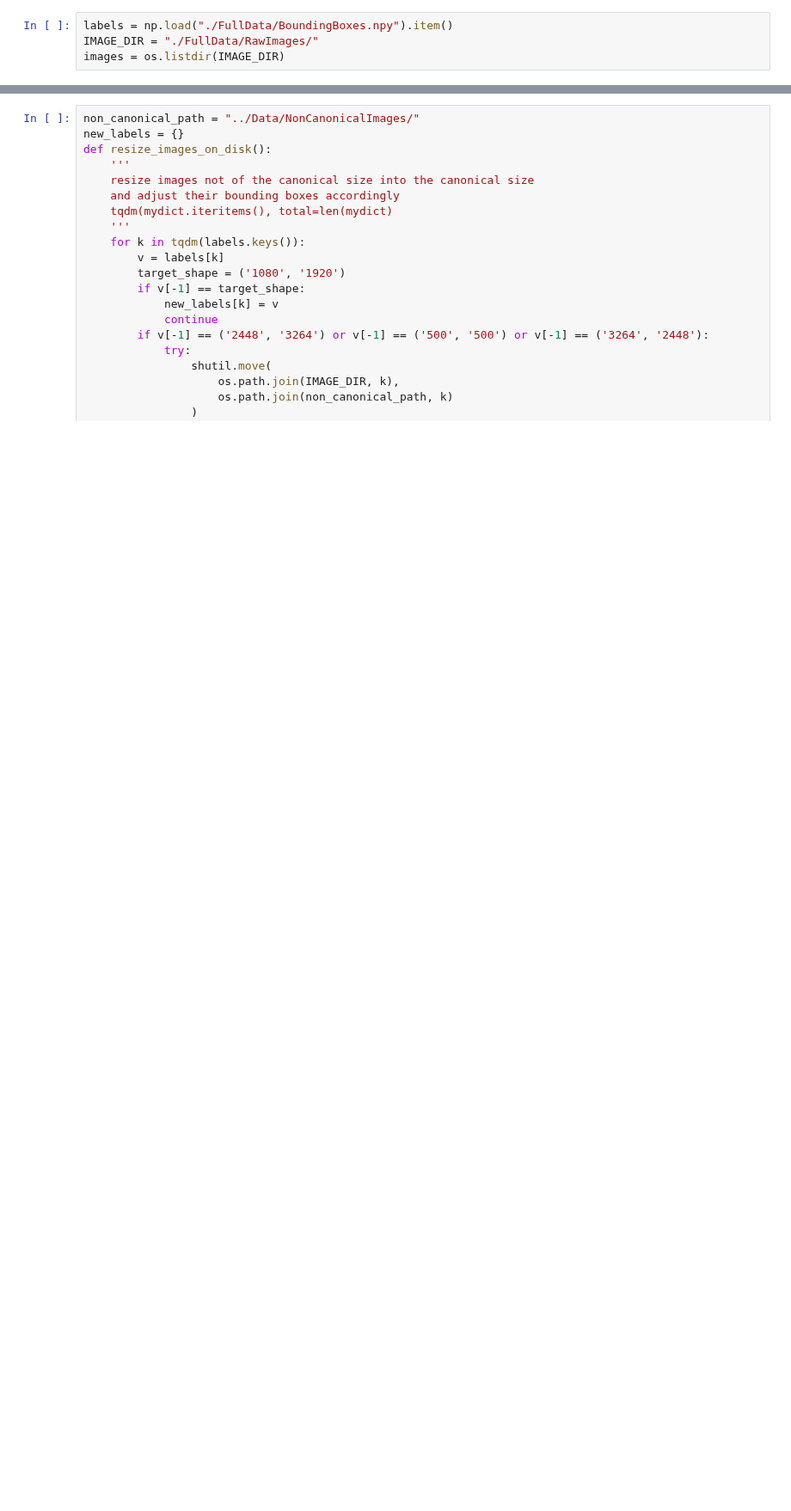
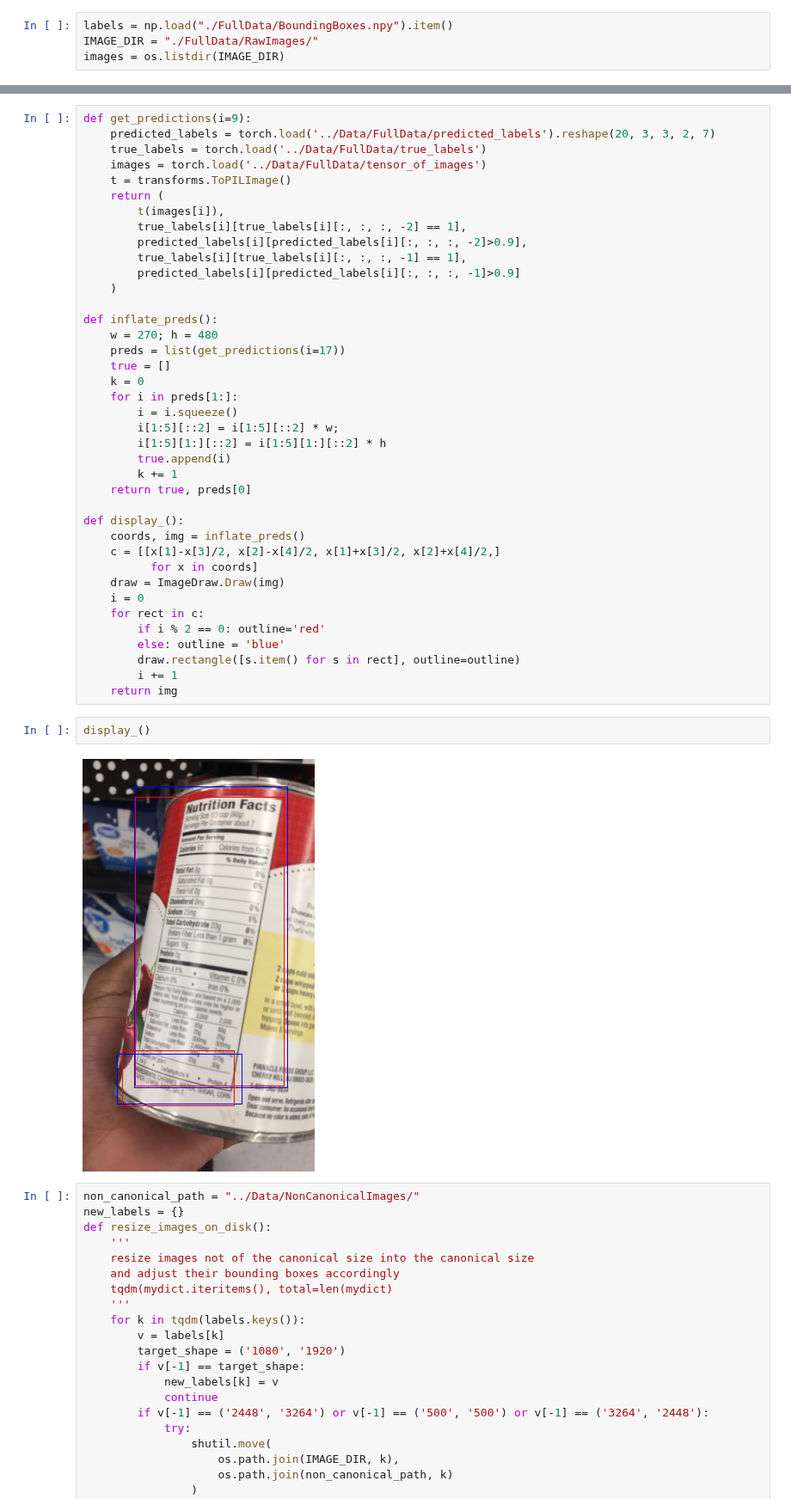
Before and after one commit to jlikhuva/NutritionProject, a Jupyter notebook: Data/make_dataset.ipynb, the cells around one changed output, grey strips where cells are left out. Shown at 86% size. Saved outputs shown, nothing was run; the diff lists cells and outputs as text; blank space fills up the shorter version.

```diff
--- a/Data/make_dataset.ipynb
+++ b/Data/make_dataset.ipynb
@@ -392,3 +400,46 @@ display_bounding_boxes(image, coords)
+# %%
+def get_predictions(i=9):
+    predicted_labels = torch.load('../Data/FullData/predicted_labels').reshape(20, 3, 3, 2, 7)
+    true_labels = torch.load('../Data/FullData/true_labels')
+    images = torch.load('../Data/FullData/tensor_of_images')
+    t = transforms.ToPILImage()
+    return (
+        t(images[i]),
+        true_labels[i][true_labels[i][:, :, :, -2] == 1],
+        predicted_labels[i][predicted_labels[i][:, :, :, -2]>0.9],
+        true_labels[i][true_labels[i][:, :, :, -1] == 1],
+        predicted_labels[i][predicted_labels[i][:, :, :, -1]>0.9]
+    )
+
+def inflate_preds():
+    w = 270; h = 480
+    preds = list(get_predictions(i=17))
+    true = []
+    k = 0
+    for i in preds[1:]:
+        i = i.squeeze()
+        i[1:5][::2] = i[1:5][::2] * w;
+        i[1:5][1:][::2] = i[1:5][1:][::2] * h
+        true.append(i)
+        k += 1
+    return true, preds[0]
+
+def display_():
+    coords, img = inflate_preds()
+    c = [[x[1]-x[3]/2, x[2]-x[4]/2, x[1]+x[3]/2, x[2]+x[4]/2,]
+          for x in coords]
+    draw = ImageDraw.Draw(img)
+    i = 0
+    for rect in c:
+        if i % 2 == 0: outline='red'
+        else: outline = 'blue'
+        draw.rectangle([s.item() for s in rect], outline=outline)
+        i += 1
+    return img
+# %%
+display_()
+# %% [output]
+[figure, added]
 # %%
 non_canonical_path = "../Data/NonCanonicalImages/"
 new_labels = {}
```
Also changed, not shown: parts of 3 cells of this notebook, 5 other files.
